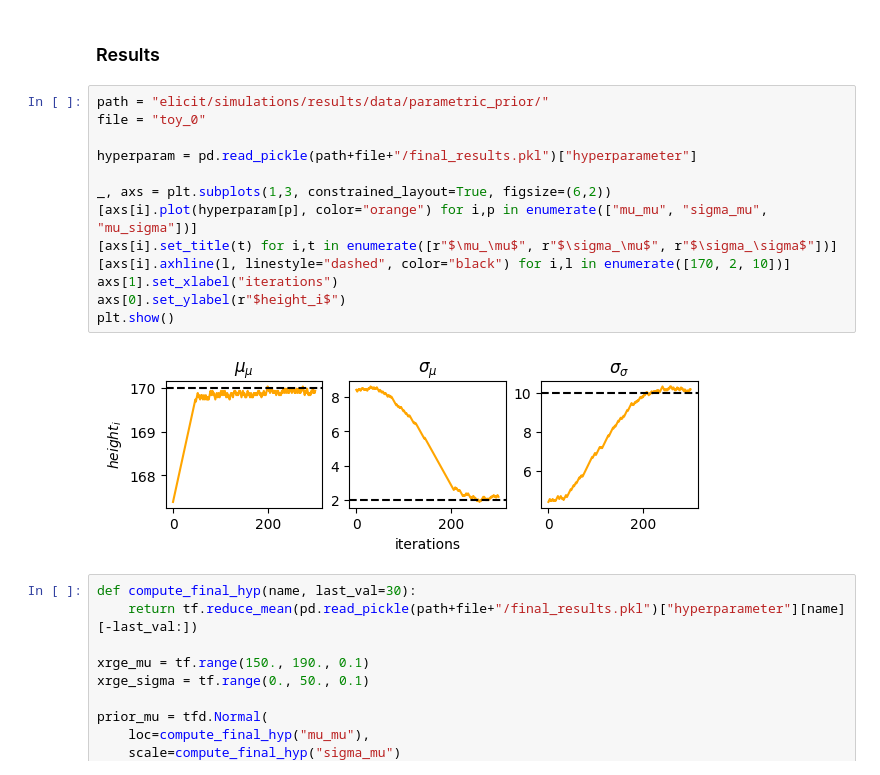
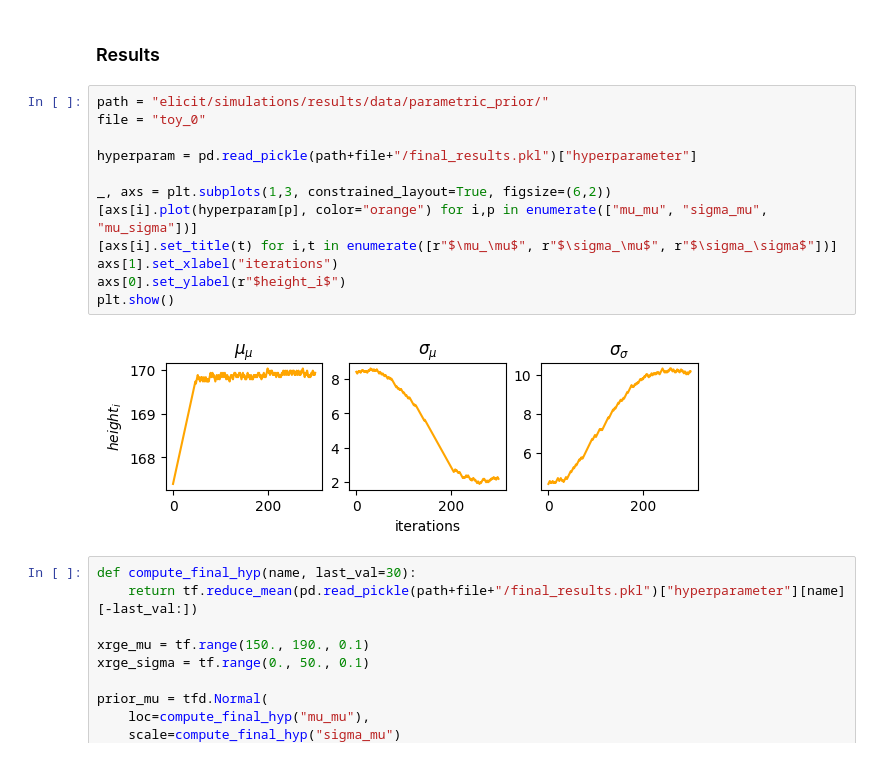
Before and after one commit to florence-bockting/prior_elicitation, a Jupyter notebook: docs/source/notebooks/Untitled1.ipynb, the cells around one changed output. Cells and saved outputs as stored; diff of their text form.

```diff
--- a/docs/source/notebooks/Untitled1.ipynb
+++ b/docs/source/notebooks/Untitled1.ipynb
@@ -238,18 +205,17 @@ Done :)
 # %%
 path = "elicit/simulations/results/data/parametric_prior/"
 file = "toy_0"
 
 hyperparam = pd.read_pickle(path+file+"/final_results.pkl")["hyperparameter"]
 
 _, axs = plt.subplots(1,3, constrained_layout=True, figsize=(6,2))
 [axs[i].plot(hyperparam[p], color="orange") for i,p in enumerate(["mu_mu", "sigma_mu", "mu_sigma"])]
 [axs[i].set_title(t) for i,t in enumerate([r"$\mu_\mu$", r"$\sigma_\mu$", r"$\sigma_\sigma$"])]
-[axs[i].axhline(l, linestyle="dashed", color="black") for i,l in enumerate([170, 2, 10])]
 axs[1].set_xlabel("iterations")
 axs[0].set_ylabel(r"$height_i$")
 plt.show()
 # %% [output]
-[figure, old version]
+[figure, new version]
 # %%
 def compute_final_hyp(name, last_val=30):
     return tf.reduce_mean(pd.read_pickle(path+file+"/final_results.pkl")["hyperparameter"][name][-last_val:])
```
Also changed, not shown: parts of 12 cells of this notebook, 14 other files.
